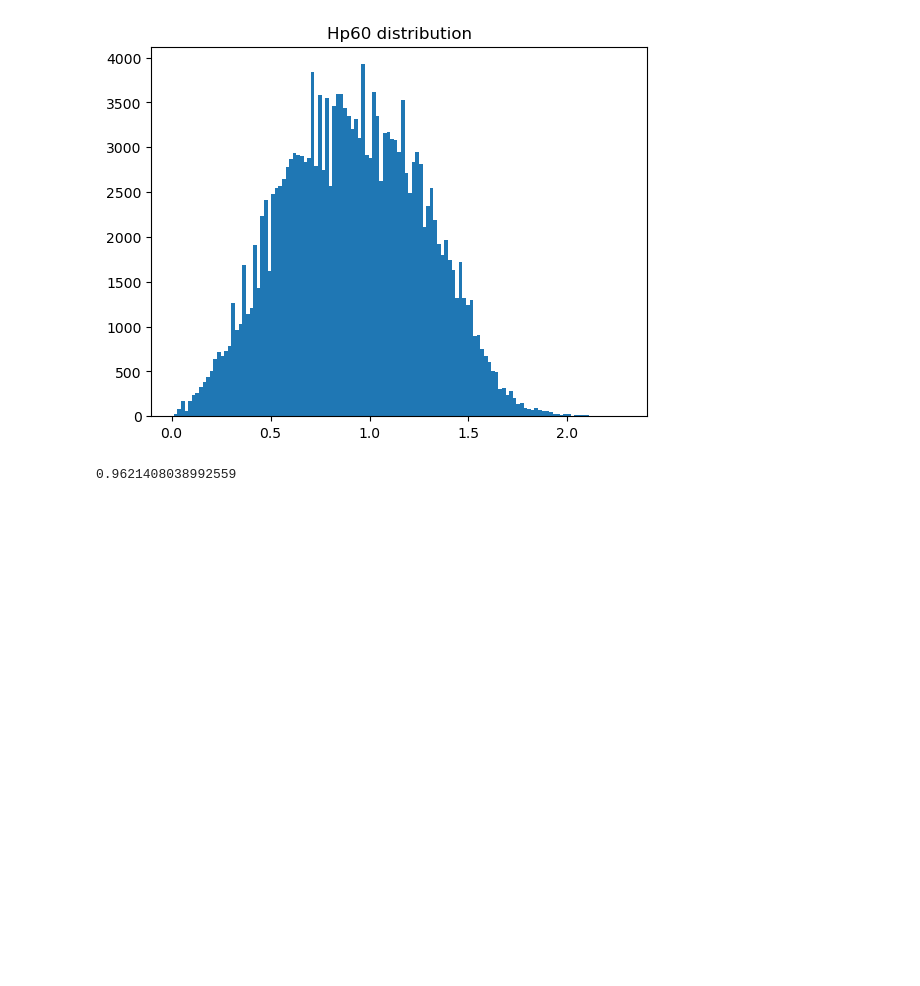
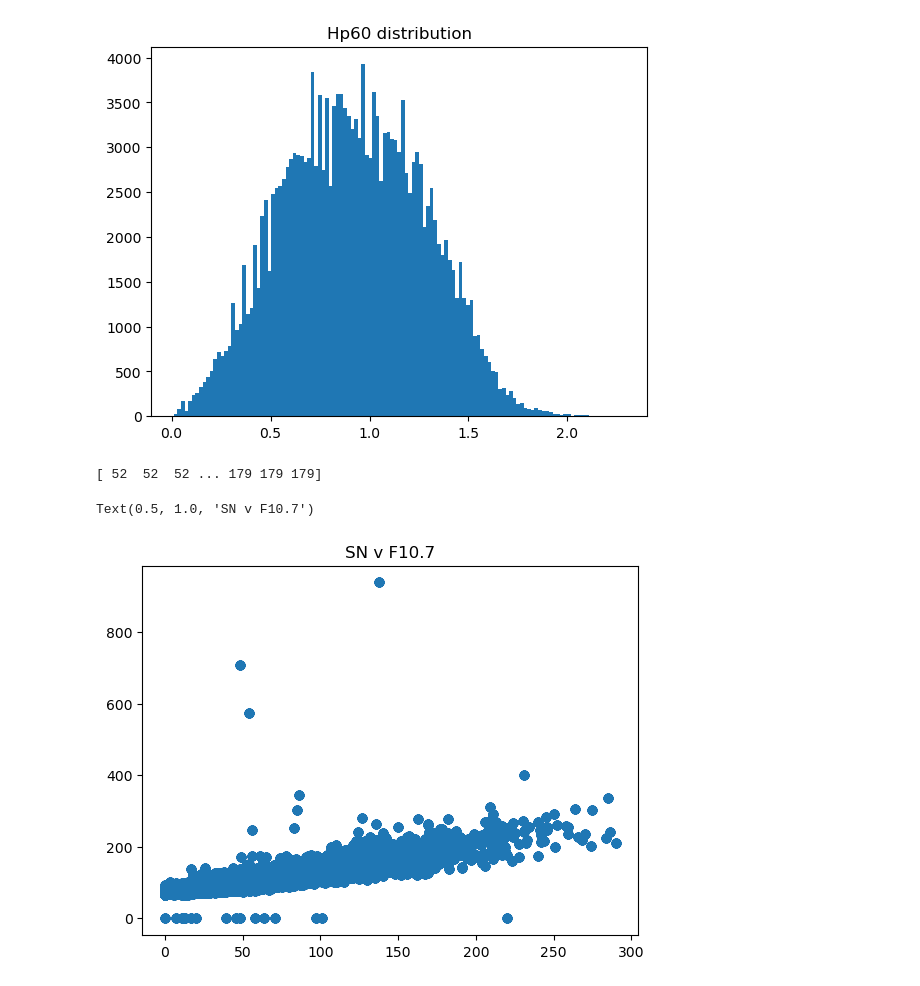
Before and after one commit to whaly-w/spacesci, a Jupyter notebook: model_data_selection.ipynb, the cells around one changed output. Drawn from its saved outputs; the diff is of its cells as text; code cells hidden in the pictures; blank space fills up the shorter version.

```diff
--- a/model_data_selection.ipynb
+++ b/model_data_selection.ipynb
@@ -65,7 +66,11 @@ plt.title('Hp60 distribution ')
 # %% [output]
 Text(0.5, 1.0, 'Hp60 distribution')
 [figure]
-# %%
-print(np.std(data_chunk))
-# %% [output]
-0.9621408038992559
+# %%
+print(doc['SN'].values)
+plt.scatter(doc['SN'].values, doc['F10.7'].values)
+plt.title('SN v F10.7')
+# %% [output]
+[ 52  52  52 ... 179 179 179]
+Text(0.5, 1.0, 'SN v F10.7')
+[figure, added]
```
Also changed, not shown: parts of 2 cells of this notebook, 50 other files.
